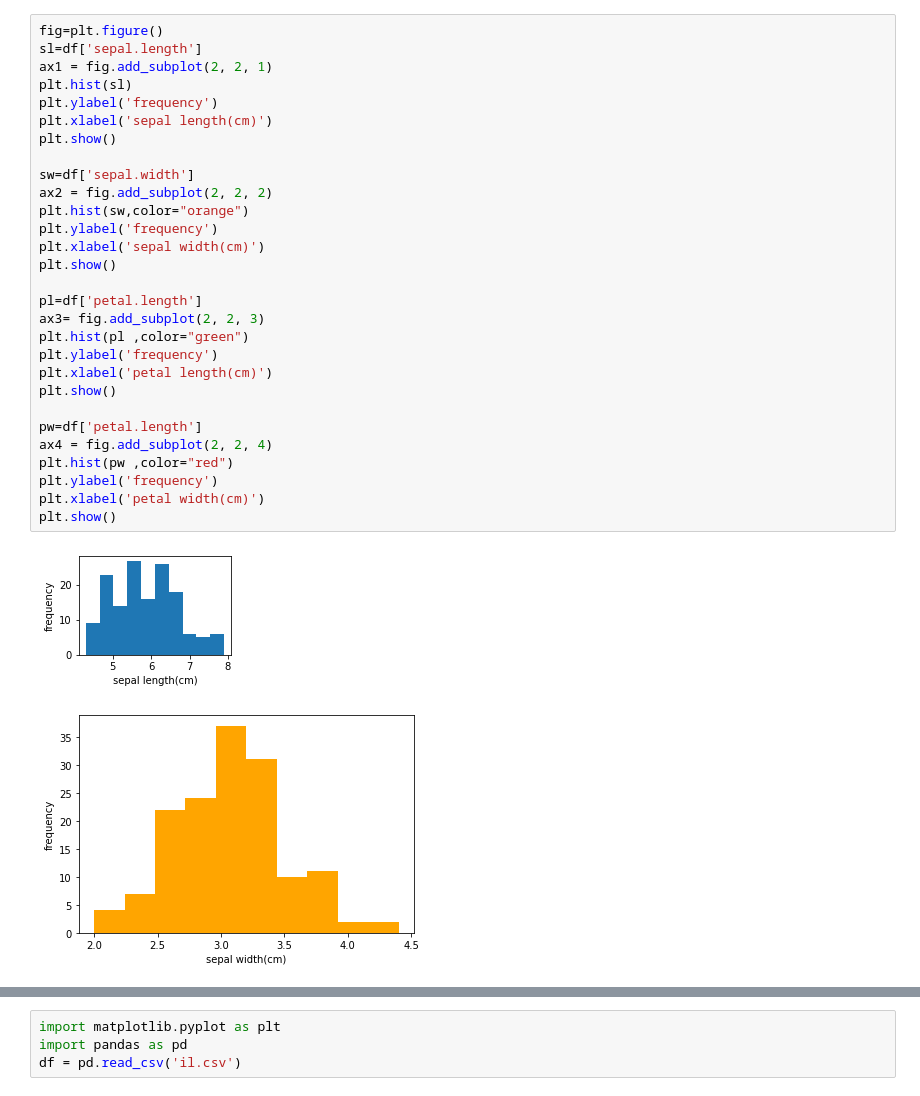
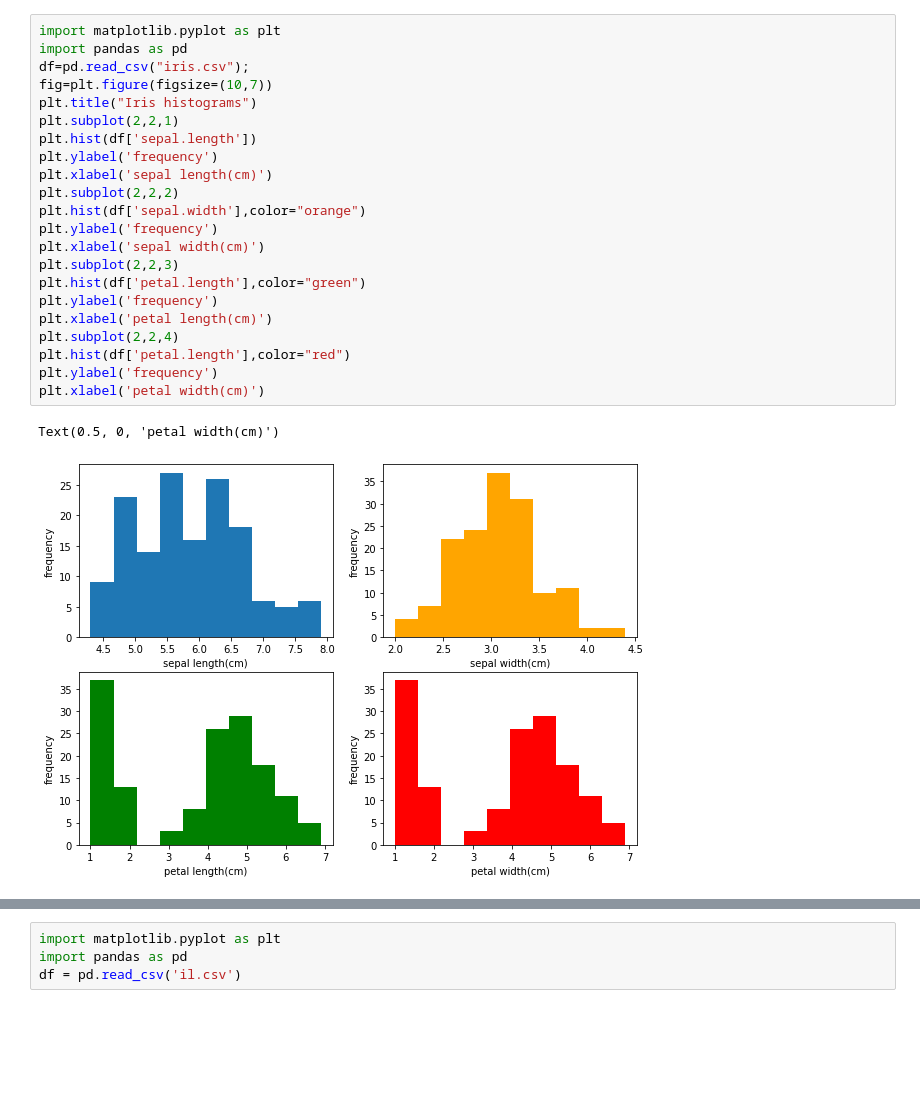
Before and after one commit to B191186/codemarka, a Jupyter notebook: Untitled4.ipynb, the cells around one changed output, grey strips where cells are left out. Drawn from its saved outputs; the diff is of its cells as text; blank space fills up the shorter version.

```diff
--- a/Untitled4.ipynb
+++ b/Untitled4.ipynb
@@ -11,32 +54,25 @@ Name: variety, dtype: int64
 # %%
-fig=plt.figure()
-sl=df['sepal.length']
-ax1 = fig.add_subplot(2, 2, 1)
-plt.hist(sl)
+import matplotlib.pyplot as plt
+import pandas as pd
+df=pd.read_csv("iris.csv");
+fig=plt.figure(figsize=(10,7))
+plt.title("Iris histograms")
+plt.subplot(2,2,1)
+plt.hist(df['sepal.length'])
 plt.ylabel('frequency')
 plt.xlabel('sepal length(cm)')
-plt.show()
-
-sw=df['sepal.width']
-ax2 = fig.add_subplot(2, 2, 2)
-plt.hist(sw,color="orange")
+plt.subplot(2,2,2)
+plt.hist(df['sepal.width'],color="orange")
 plt.ylabel('frequency')
 plt.xlabel('sepal width(cm)')
-plt.show()
-
-pl=df['petal.length']
-ax3= fig.add_subplot(2, 2, 3)
-plt.hist(pl ,color="green")
+plt.subplot(2,2,3)
+plt.hist(df['petal.length'],color="green")
 plt.ylabel('frequency')
 plt.xlabel('petal length(cm)')
-plt.show()
-
-pw=df['petal.length']
-ax4 = fig.add_subplot(2, 2, 4)
-plt.hist(pw ,color="red")
+plt.subplot(2,2,4)
+plt.hist(df['petal.length'],color="red")
 plt.ylabel('frequency')
 plt.xlabel('petal width(cm)')
-plt.show()
 # %% [output]
+Text(0.5, 0, 'petal width(cm)')
-[figure, old version]
+[figure, new version]
-[figure, removed]
```
Also changed, not shown: parts of 5 cells of this notebook.
